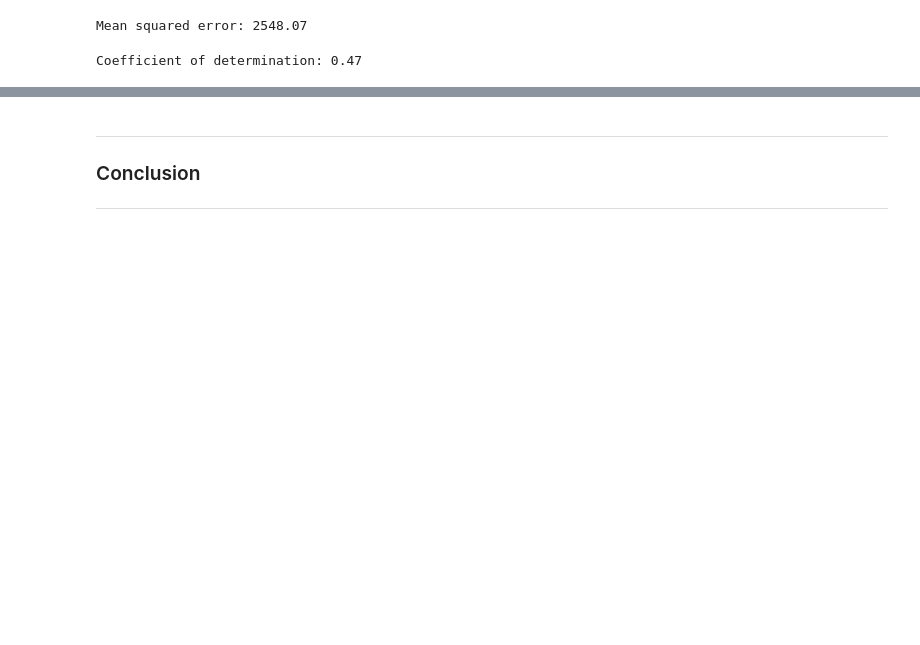
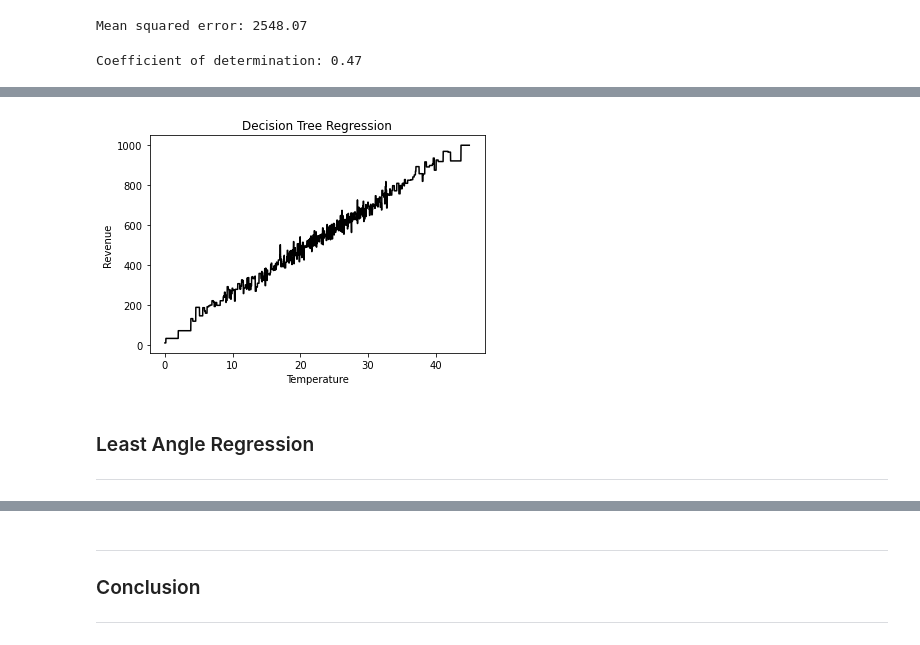
Before and after one commit to jonkavana/Machine-Learning-CA, a Jupyter notebook: scikit-Learn.ipynb, the cells around one changed output, grey strips where cells are left out. Cells and saved outputs as stored; diff of their text form; code cells hidden in the pictures; blank space fills up the shorter version.

```diff
--- a/scikit-Learn.ipynb
+++ b/scikit-Learn.ipynb
@@ -190,0 +198,12 @@ plt.show();
+# %%
+plt.plot(X_grid, regressor.predict(X_grid), color = 'black')
+plt.title('Decision Tree Regression')
+plt.xlabel('Temperature')
+plt.ylabel('Revenue')
+plt.show()
+# %% [output]
+[figure, added]
+# %% [markdown]
+### Least Angle Regression
+
+***
```
Also changed, not shown: parts of 57 cells of this notebook, 1 other file.
